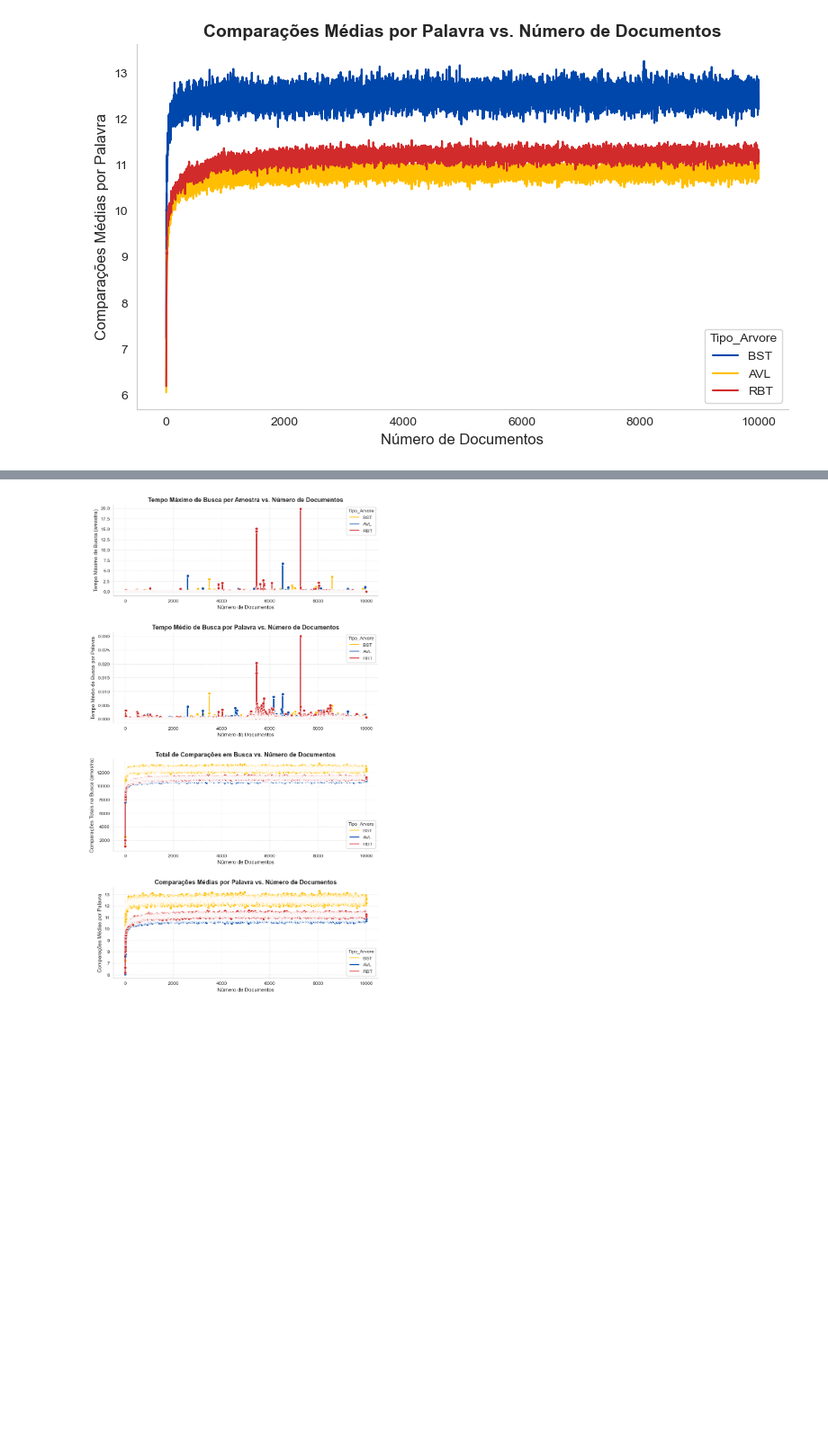
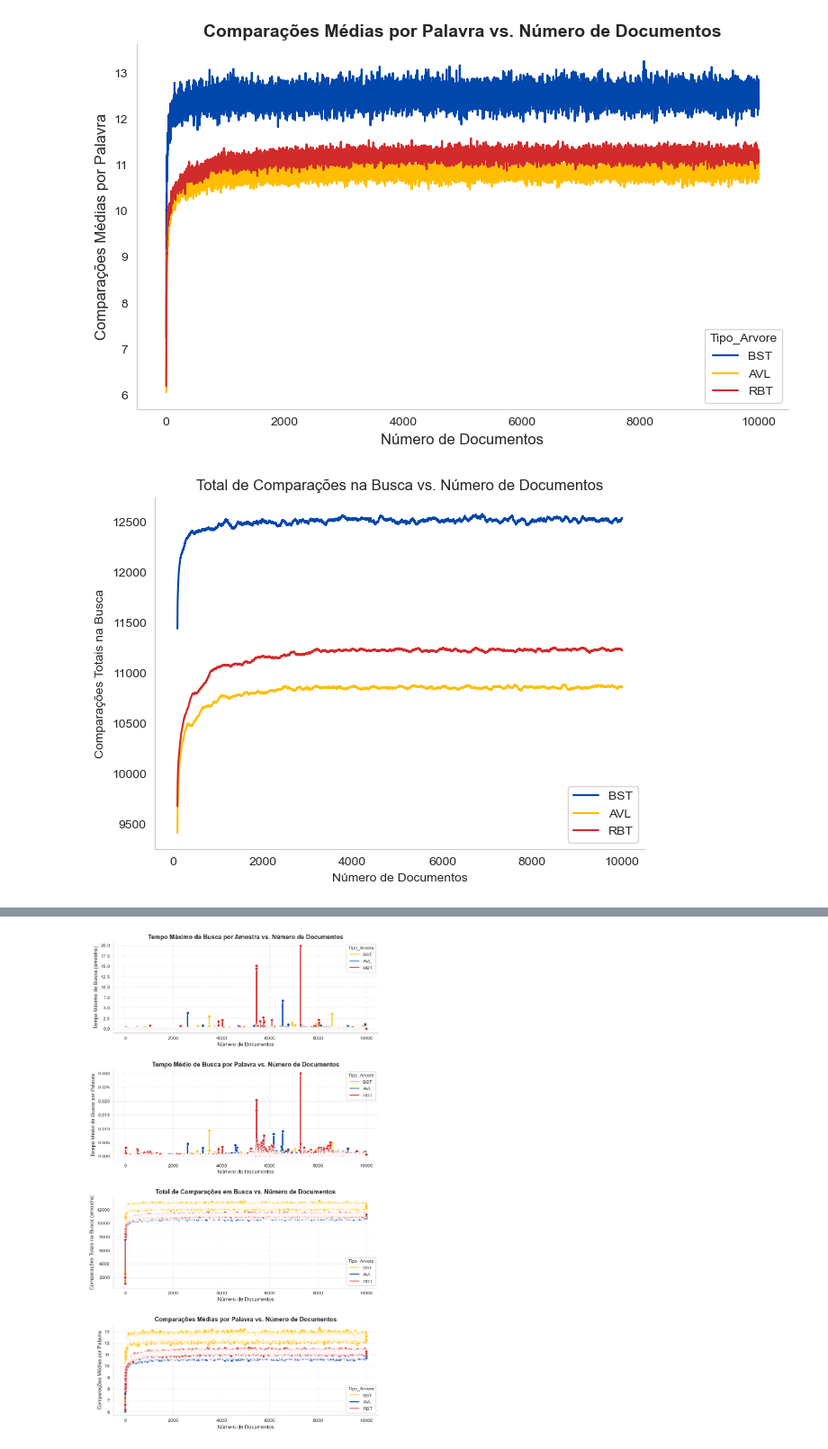
Before and after one commit to JaimeWillianCarneiro/projetofinal-ed, a Jupyter notebook: docs/allstats.ipynb, the cells around one changed output, grey strips where cells are left out. Shown at 90% size. Cells and saved outputs as stored; diff of their text form; code cells hidden in the pictures; blank space fills up the shorter version.

```diff
--- a/docs/allstats.ipynb
+++ b/docs/allstats.ipynb
@@ -491,3 +553,21 @@ plotTreesLines(
 )
 # %% [output]
 [figure]
+# %%
+window_size = 100  # Escolha o tamanho do "suavizador"
+
+for tipo, cor in zip(['BST', 'AVL', 'RBT'], ['#0047AB', '#FFBF00', '#D22B2B']):
+    subset = df[df['Tipo_Arvore'] == tipo].sort_values('Num_Docs')
+    rolling_mean = subset['Comparacoes_Total_Busca_Amostra'].rolling(window_size).mean()
+    plt.plot(subset['Num_Docs'], rolling_mean, label=tipo, color=cor)
+
+plt.xlabel("Número de Documentos")
+plt.ylabel("Comparações Totais na Busca")
+plt.title("Total de Comparações na Busca vs. Número de Documentos")
+plt.legend()
+sns.despine(top=True, right=True)
+plt.tight_layout()
+plt.grid(False)
+plt.show()
+# %% [output]
+[figure, added]
```
Also changed, not shown: parts of 4 cells of this notebook, 2 other files.
